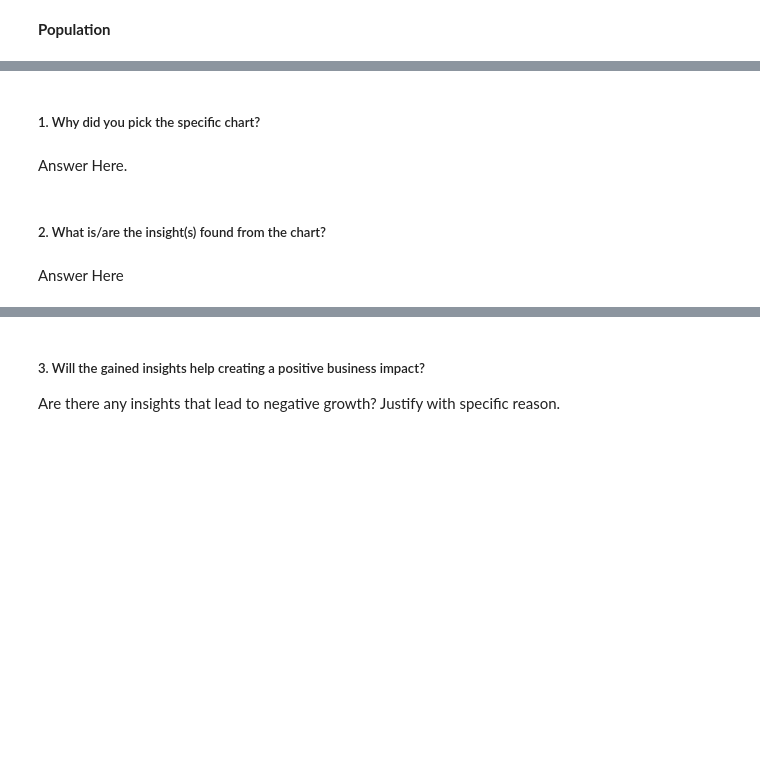
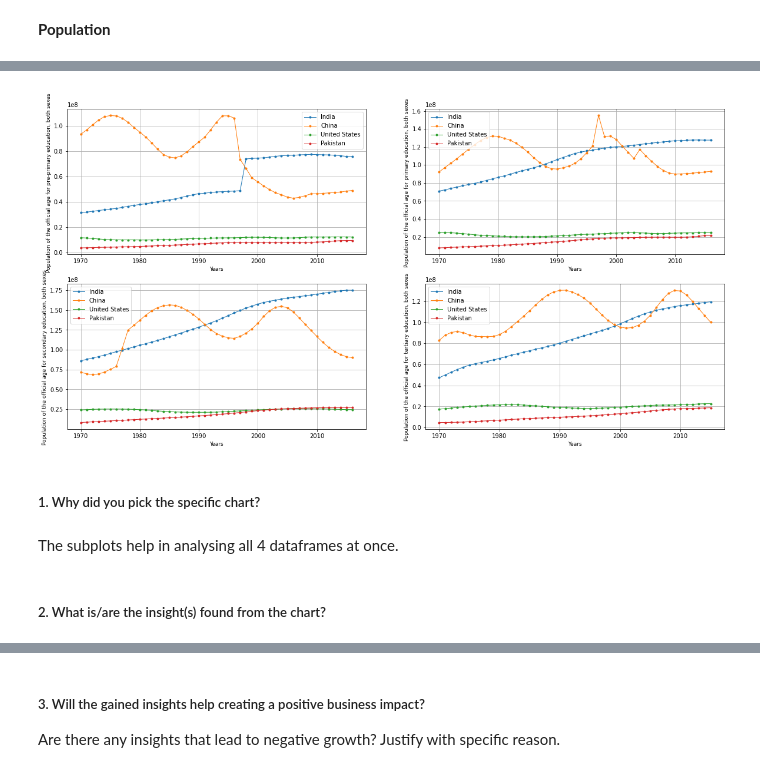
Before and after one commit to Ankita-chouhan-github/EDA-Capstone-project, a Jupyter notebook: Ankita_||_EDA_Capstone_project_(World_Bank_Global_Education_Analysis).ipynb, the cells around one changed output, grey strips where cells are left out. Drawn from its saved outputs; the diff is of its cells as text; code cells hidden in the pictures; blank space fills up the shorter version.

```diff
--- a/Ankita_||_EDA_Capstone_project_(World_Bank_Global_Education_Analysis).ipynb
+++ b/Ankita_||_EDA_Capstone_project_(World_Bank_Global_Education_Analysis).ipynb
@@ -1452,0 +1507,8 @@ Yes the gained insights from the above two indicators tell that our literate adu
+# %%
+# Cleaning the dataframes obtained by replacing NaN values with ffill or bfill
+# We can run a for loop which will clean all the dataframes
+for i in range(len(dataframes)):
+  dataframes[i].fillna(method = "ffill", inplace=True)
+  dataframes[i].fillna(method = "bfill", inplace = True)
+
+dataframes[-1].describe()
@@ -1453,8 +1533,39 @@ Yes the gained insights from the above two indicators tell that our literate adu
+# %%
+# defining a subplot object such that we can plot all 4 indicators on the same figure.
+figure, axes = plt.subplots(nrows = 2, ncols = 2)
+
+# a variable to call indexes of dataframes for various indicators.
+k = 0
+
+# Defining Nested for loops to plot (2,2) matric subplots.
+for i in range(2):
+  for j in range(2):
+
+    # Plot function to plot various indicators.
+    dataframes[k].plot(x = "Year",
+                # passing list of countries selected to Y-axis.
+                y = ["India", "China", "United States", "Pakistan"],
+                kind = 'line',
+                # we can pass the indicator name as title. Also rejecting the string "(number)" from the end.
+                ylabel = (titles_of_dataframes[k])[:-8],
+                xlabel = "Years", figsize = (20,10),
+                grid = True,
+                marker = ".",
+                linewidth = 1,
+                # 'ax' takes subplot indexes as input to plot graphs accordingly.
+                ax = axes[i,j])
+
+    # Incrementing 'k'.
+    k = k + 1
+
+plt.rcParams['axes.labelsize'] = 9
+plt.rcParams['axes.titlesize'] = 9
+# Below is the Graph obtained by all 4 indicators as subplots.
+# %% [output]
+[figure, added]
 # %% [markdown]
 ##### 1. Why did you pick the specific chart?
-# %% [markdown]
-Answer Here.
+# %% [markdown]
+The subplots help in analysing all 4 dataframes at once.
 # %% [markdown]
 ##### 2. What is/are the insight(s) found from the chart?
-# %% [markdown]
-Answer Here
```
Also changed, not shown: parts of 42 cells of this notebook.
